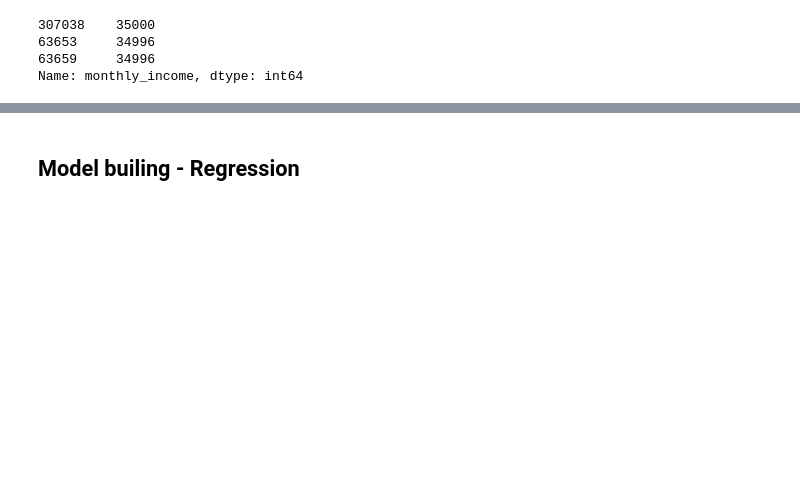
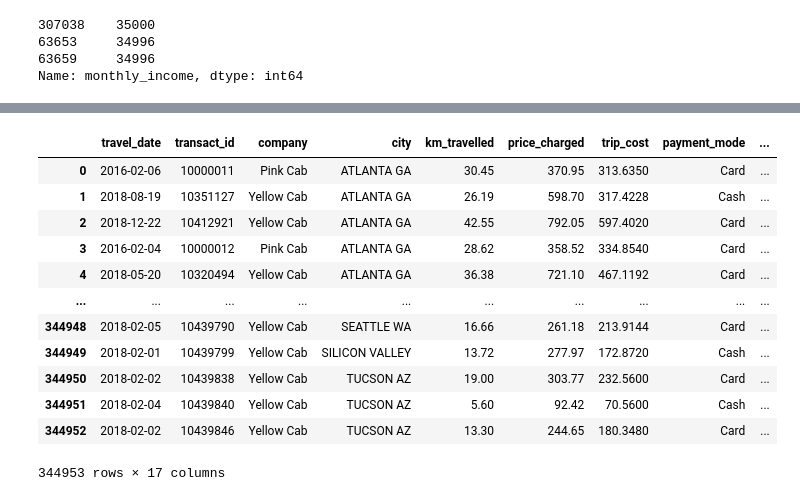
Before and after one commit to DataGlacier/VC, a Jupyter notebook: notebooks/g2m_model_development_regression-2.ipynb, the cells around one changed output, grey strips where cells are left out. Saved outputs shown, nothing was run; the diff lists cells and outputs as text; code cells hidden in the pictures; blank space fills up the shorter version.

```diff
--- a/notebooks/g2m_model_development_regression-2.ipynb
+++ b/notebooks/g2m_model_development_regression-2.ipynb
@@ -292,9 +279,6 @@ sns.displot(cab_data['trip_cost']);
 # %%
 # Remove outliers above count of 5000
-cab_data = cab_data[cab_data['trip_cost'] > 100]and
-cab_data = cab_data[cab_data['trip_cost'] < 600]
+#cab_data_trimmed = cab_data[cab_data['trip_cost'] > 100] and cab_data[cab_data['trip_cost'] < 600]
 # %%
 # Percentage of monthly income on cost of trip
 percentage_monthly_income = cab_data['trip_cost'] / cab_data['monthly_income']
-# %% [markdown]
-## Model builing - Regression
@@ -317,0 +285,16 @@ y_test = test[target]
+# %%
+cab_data
+# %% [output]
+|  | travel_date | transact_id | company | city | km_travelled | price_charged | trip_cost | payment_mode | ... |
+| 0 | 2016-02-06 | 10000011 | Pink Cab | ATLANTA GA | 30.45 | 370.95 | 313.6350 | Card | ... |
+| 1 | 2018-08-19 | 10351127 | Yellow Cab | ATLANTA GA | 26.19 | 598.70 | 317.4228 | Cash | ... |
+| 2 | 2018-12-22 | 10412921 | Yellow Cab | ATLANTA GA | 42.55 | 792.05 | 597.4020 | Card | ... |
+| 3 | 2016-02-04 | 10000012 | Pink Cab | ATLANTA GA | 28.62 | 358.52 | 334.8540 | Card | ... |
+| 4 | 2018-05-20 | 10320494 | Yellow Cab | ATLANTA GA | 36.38 | 721.10 | 467.1192 | Card | ... |
+| ... | ... | ... | ... | ... | ... | ... | ... | ... | ... |
+| 344948 | 2018-02-05 | 10439790 | Yellow Cab | SEATTLE WA | 16.66 | 261.18 | 213.9144 | Card | ... |
+| 344949 | 2018-02-01 | 10439799 | Yellow Cab | SILICON VALLEY | 13.72 | 277.97 | 172.8720 | Cash | ... |
+| 344950 | 2018-02-02 | 10439838 | Yellow Cab | TUCSON AZ | 19.00 | 303.77 | 232.5600 | Card | ... |
+| 344951 | 2018-02-04 | 10439840 | Yellow Cab | TUCSON AZ | 5.60 | 92.42 | 70.5600 | Cash | ... |
+| 344952 | 2018-02-02 | 10439846 | Yellow Cab | TUCSON AZ | 13.30 | 244.65 | 180.3480 | Card | ... |
+344953 rows × 17 columns
```
Also changed, not shown: parts of 37 cells of this notebook, 2 other files.
